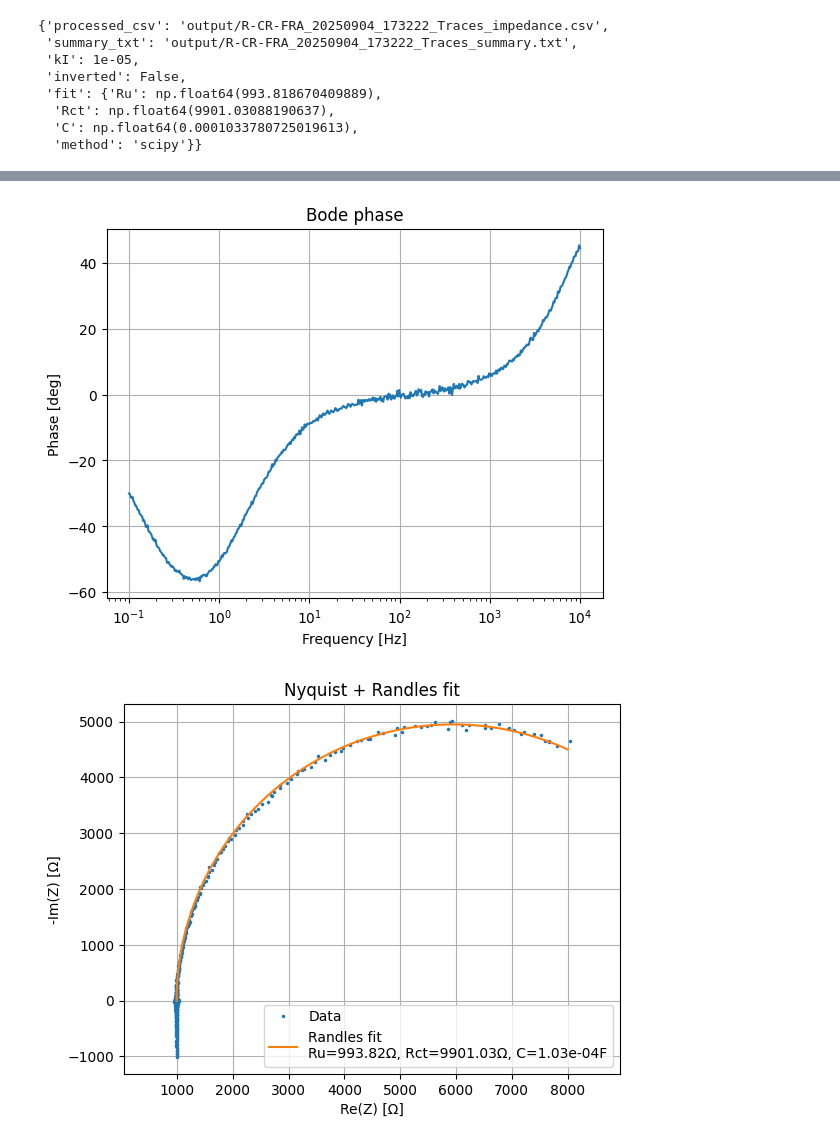
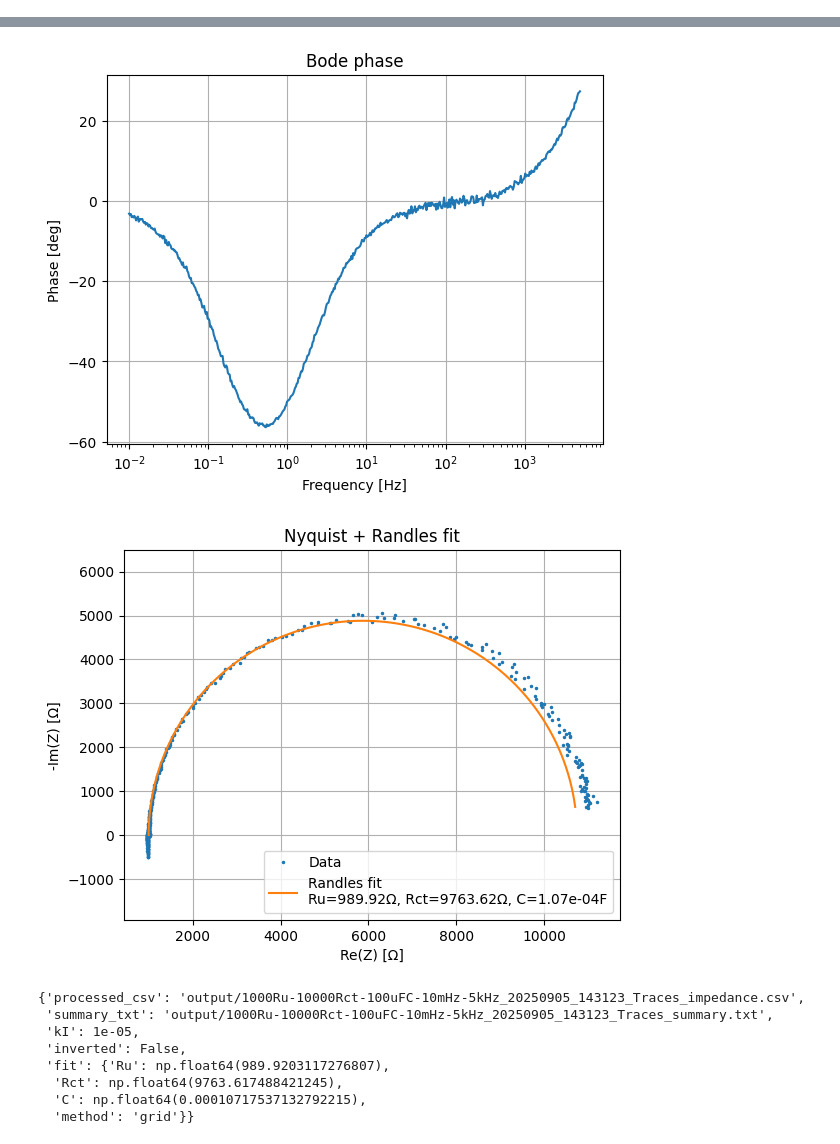
Before and after one commit to lucyyyds/FRA-utilities, a Jupyter notebook: process-moku-fra.ipynb, the cells around one changed output, grey strips where cells are left out. Cells and saved outputs as stored; diff of their text form; code cells hidden in the pictures.

```diff
--- a/process-moku-fra.ipynb
+++ b/process-moku-fra.ipynb
@@ -272,13 +283,5 @@ def process_moku_fra(csv_path: str, current_range: str | None = None, kI_overrid
 # %%
-infile = "moku-data/R-CR-FRA_20250904_173222_Traces.csv"
+infile = "moku-data/1000Ru-10000Rct-100uFC-10mHz-5kHz_20250905_143123_Traces.csv"
 results = process_moku_fra(infile, current_range="10uA", kI_override=None)
 results
 # %% [output]
-{'processed_csv': 'output/R-CR-FRA_20250904_173222_Traces_impedance.csv',
- 'summary_txt': 'output/R-CR-FRA_20250904_173222_Traces_summary.txt',
- 'kI': 1e-05,
- 'inverted': False,
- 'fit': {'Ru': np.float64(993.818670409889),
-  'Rct': np.float64(9901.03088190637),
-  'C': np.float64(0.0001033780725019613),
-  'method': 'scipy'}}
@@ -287,2 +290,10 @@ results
-[figure, old version]
+[figure, new version]
-[figure, old version]
+[figure, new version]
+{'processed_csv': 'output/1000Ru-10000Rct-100uFC-10mHz-5kHz_20250905_143123_Traces_impedance.csv',
+ 'summary_txt': 'output/1000Ru-10000Rct-100uFC-10mHz-5kHz_20250905_143123_Traces_summary.txt',
+ 'kI': 1e-05,
+ 'inverted': False,
+ 'fit': {'Ru': np.float64(989.9203117276807),
+  'Rct': np.float64(9763.617488421245),
+  'C': np.float64(0.00010717537132792215),
+  'method': 'grid'}}
```
Also changed, not shown: parts of 6 cells of this notebook, 7 other files.
